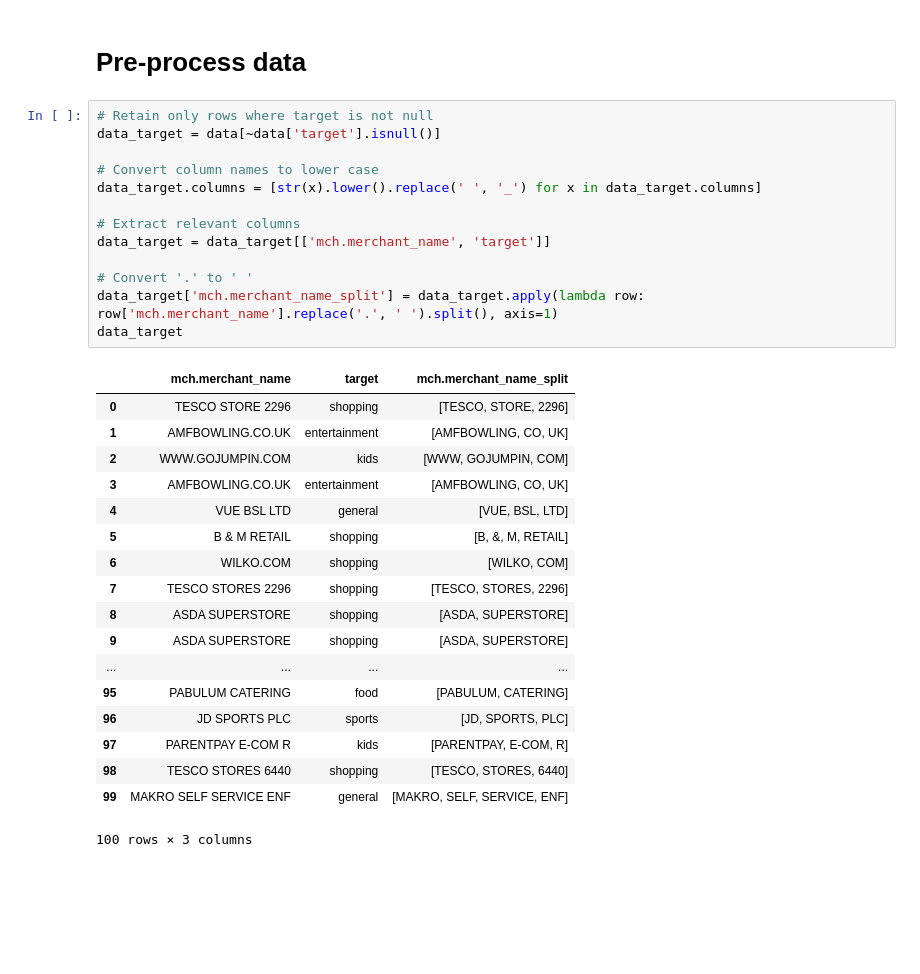
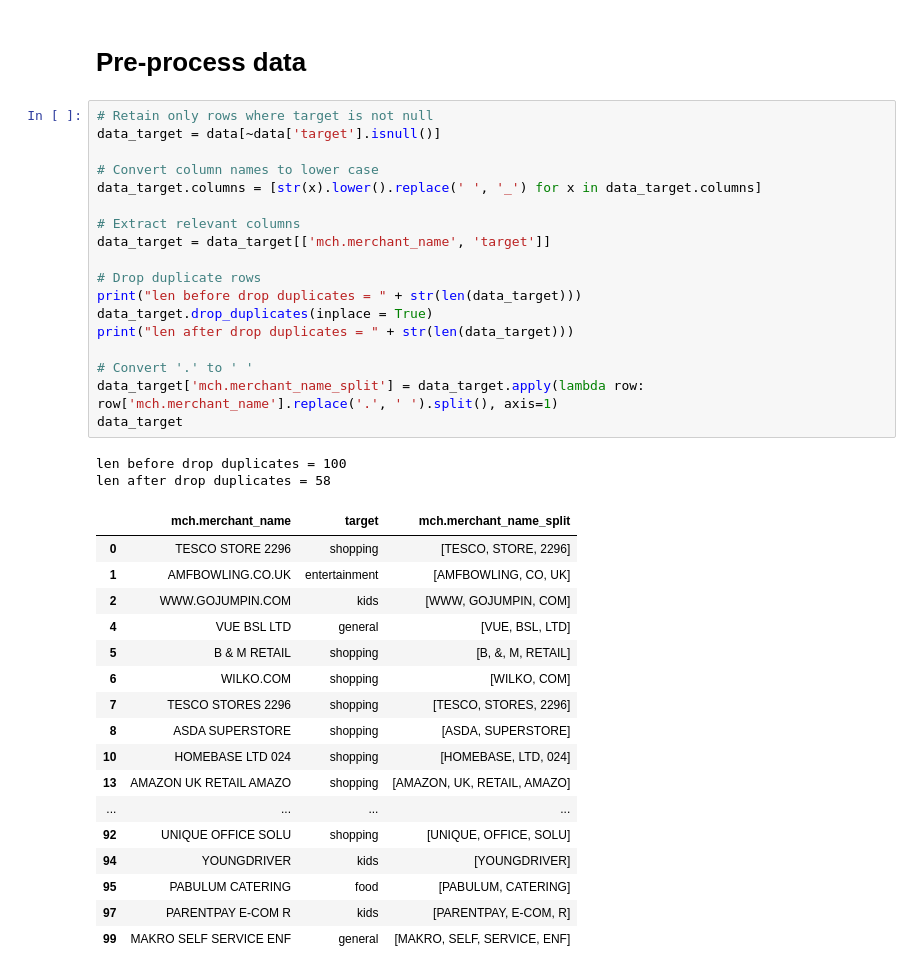
Before and after one commit to NGYB/NLP, a Jupyter notebook: transaction_categorization.ipynb, the cells around one changed output. Cells and saved outputs as stored; diff of their text form; blank space fills up the shorter version.

```diff
--- a/transaction_categorization.ipynb
+++ b/transaction_categorization.ipynb
@@ -40,35 +40,41 @@ data
 # %%
 # Retain only rows where target is not null
 data_target = data[~data['target'].isnull()]
 
 # Convert column names to lower case
 data_target.columns = [str(x).lower().replace(' ', '_') for x in data_target.columns]
 
 # Extract relevant columns
 data_target = data_target[['mch.merchant_name', 'target']]
 
+# Drop duplicate rows
+print("len before drop duplicates = " + str(len(data_target)))
+data_target.drop_duplicates(inplace = True)
+print("len after drop duplicates = " + str(len(data_target)))
+
 # Convert '.' to ' '
 data_target['mch.merchant_name_split'] = data_target.apply(lambda row: row['mch.merchant_name'].replace('.', ' ').split(), axis=1)
 data_target
 # %% [output]
+len before drop duplicates = 100
+len after drop duplicates = 58
 |  | mch.merchant_name | target | mch.merchant_name_split |
 | 0 | TESCO STORE 2296 | shopping | [TESCO, STORE, 2296] |
 | 1 | AMFBOWLING.CO.UK | entertainment | [AMFBOWLING, CO, UK] |
 | 2 | WWW.GOJUMPIN.COM | kids | [WWW, GOJUMPIN, COM] |
-| 3 | AMFBOWLING.CO.UK | entertainment | [AMFBOWLING, CO, UK] |
 | 4 | VUE BSL LTD | general | [VUE, BSL, LTD] |
 | 5 | B & M RETAIL | shopping | [B, &, M, RETAIL] |
 | 6 | WILKO.COM | shopping | [WILKO, COM] |
 | 7 | TESCO STORES 2296 | shopping | [TESCO, STORES, 2296] |
 | 8 | ASDA SUPERSTORE | shopping | [ASDA, SUPERSTORE] |
-| 9 | ASDA SUPERSTORE | shopping | [ASDA, SUPERSTORE] |
+| 10 | HOMEBASE LTD 024 | shopping | [HOMEBASE, LTD, 024] |
+| 13 | AMAZON UK RETAIL AMAZO | shopping | [AMAZON, UK, RETAIL, AMAZO] |
 | ... | ... | ... | ... |
+| 92 | UNIQUE OFFICE SOLU | shopping | [UNIQUE, OFFICE, SOLU] |
+| 94 | YOUNGDRIVER | kids | [YOUNGDRIVER] |
 | 95 | PABULUM CATERING | food | [PABULUM, CATERING] |
-| 96 | JD SPORTS PLC | sports | [JD, SPORTS, PLC] |
 | 97 | PARENTPAY E-COM R | kids | [PARENTPAY, E-COM, R] |
-| 98 | TESCO STORES 6440 | shopping | [TESCO, STORES, 6440] |
 | 99 | MAKRO SELF SERVICE ENF | general | [MAKRO, SELF, SERVICE, ENF] |
-100 rows × 3 columns
 # %%
 # Construct ngrams
 data_target['mch.merchant_name_tok'] = data_target.apply(lambda row: list(ngrams(row['mch.merchant_name_split'], 2)), axis=1)
```
Also changed, not shown: parts of 4 cells of this notebook.
